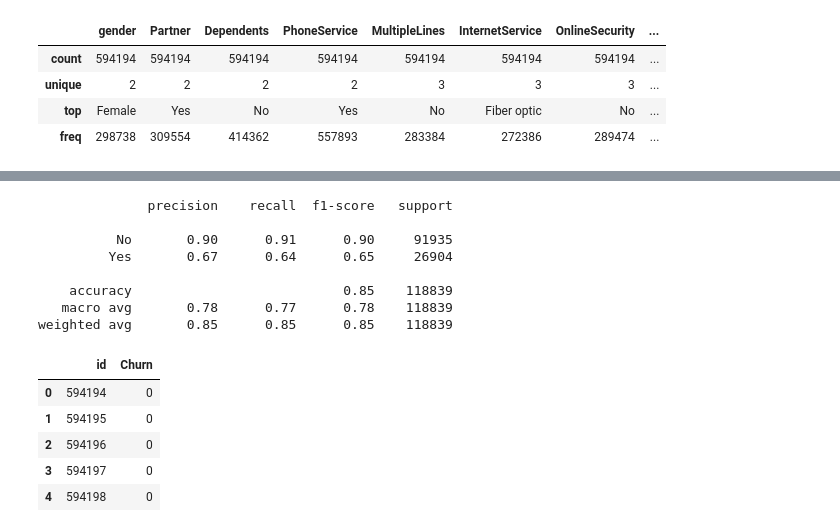
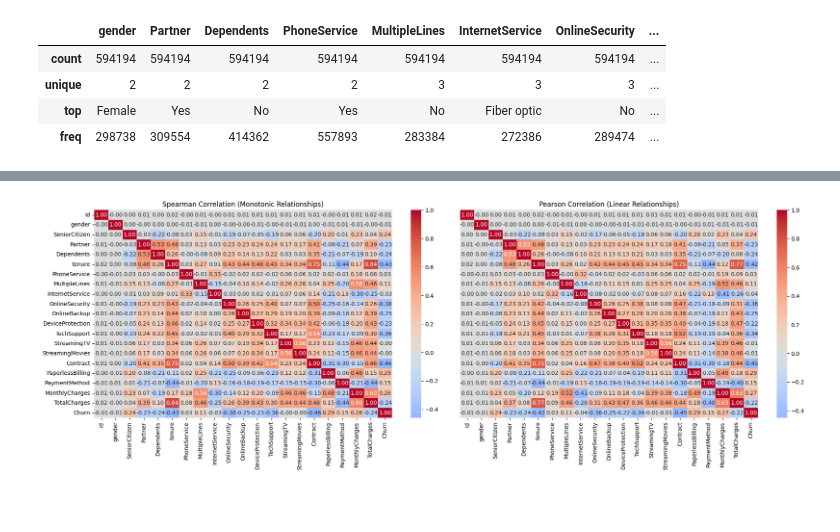
Before and after one commit to vedikagupta0/Predict-Customer-Churn, a Jupyter notebook: baseline.ipynb, the cells around one changed output, grey strips where cells are left out. Cells and saved outputs as stored; diff of their text form; code cells hidden in the pictures; blank space fills up the shorter version.

```diff
--- a/baseline.ipynb
+++ b/baseline.ipynb
@@ -47,8 +67,16 @@ Name: count, dtype: int64
 # %%
-from sklearn.preprocessing import LabelEncoder
+encoders = {}
 
 for col in cat_cols:
     le = LabelEncoder()
-    Xtr[col] = le.fit_transform(Xtr[col])
-    Xte[col] = le.transform(Xte[col])
+
+    df[col] = le.fit_transform(df[col])
     tf[col] = le.transform(tf[col])
+
+    encoders[col] = le
+
+    # mapping: original -> encoded
+    mapping = dict(zip(le.classes_, le.transform(le.classes_)))
+    print(f"{col} mapping:")
+    print(mapping)
+    print("-" * 40)
@@ -70,12 +100,0 @@ y_pred = logreg.predict(Xte)
-# %%
-from sklearn.metrics import classification_report
-print(classification_report(yte, y_pred))
-# %% [output]
-              precision    recall  f1-score   support
-
-          No       0.90      0.91      0.90     91935
-         Yes       0.67      0.64      0.65     26904
-
-    accuracy                           0.85    118839
-   macro avg       0.78      0.77      0.78    118839
-weighted avg       0.85      0.85      0.85    118839
@@ -87,9 +100,0 @@ baseline_submission = pd.DataFrame({
-# %%
-baseline_submission.head()
-# %% [output]
-|  | id | Churn |
-| 0 | 594194 | 0 |
-| 1 | 594195 | 0 |
-| 2 | 594196 | 0 |
-| 3 | 594197 | 0 |
-| 4 | 594198 | 0 |
@@ -97,0 +101,37 @@ baseline_submission.to_csv('baseline.csv', index=False)
+# %%
+df['Churn'] = df['Churn'].map({'No':0, 'Yes':1})
+# %%
+# correlations
+spearman_corr = df.corr(method="spearman")
+kendall_corr  = df.corr(method="pearson")
+
+# one row, two columns
+fig, axes = plt.subplots(1, 2, figsize=(20, 7))
+
+# Spearman
+sns.heatmap(
+    spearman_corr.round(2),
+    annot=True,
+    fmt=".2f",
+    cmap="coolwarm",
+    center=0,
+    ax=axes[0]
+)
+axes[0].set_title("Spearman Correlation (Monotonic Relationships)")
+
+# Pearson
+sns.heatmap(
+    kendall_corr.round(2),
+    annot=True,
+    fmt=".2f",
+    cmap="coolwarm",
+    center=0,
+    ax=axes[1],
+    yticklabels=False
+)
+axes[1].set_title("Pearson Correlation (Linear Relationships)")
+
+plt.tight_layout()
+plt.show()
+# %% [output]
+[figure, added]
```
Also changed, not shown: parts of 21 cells of this notebook.
